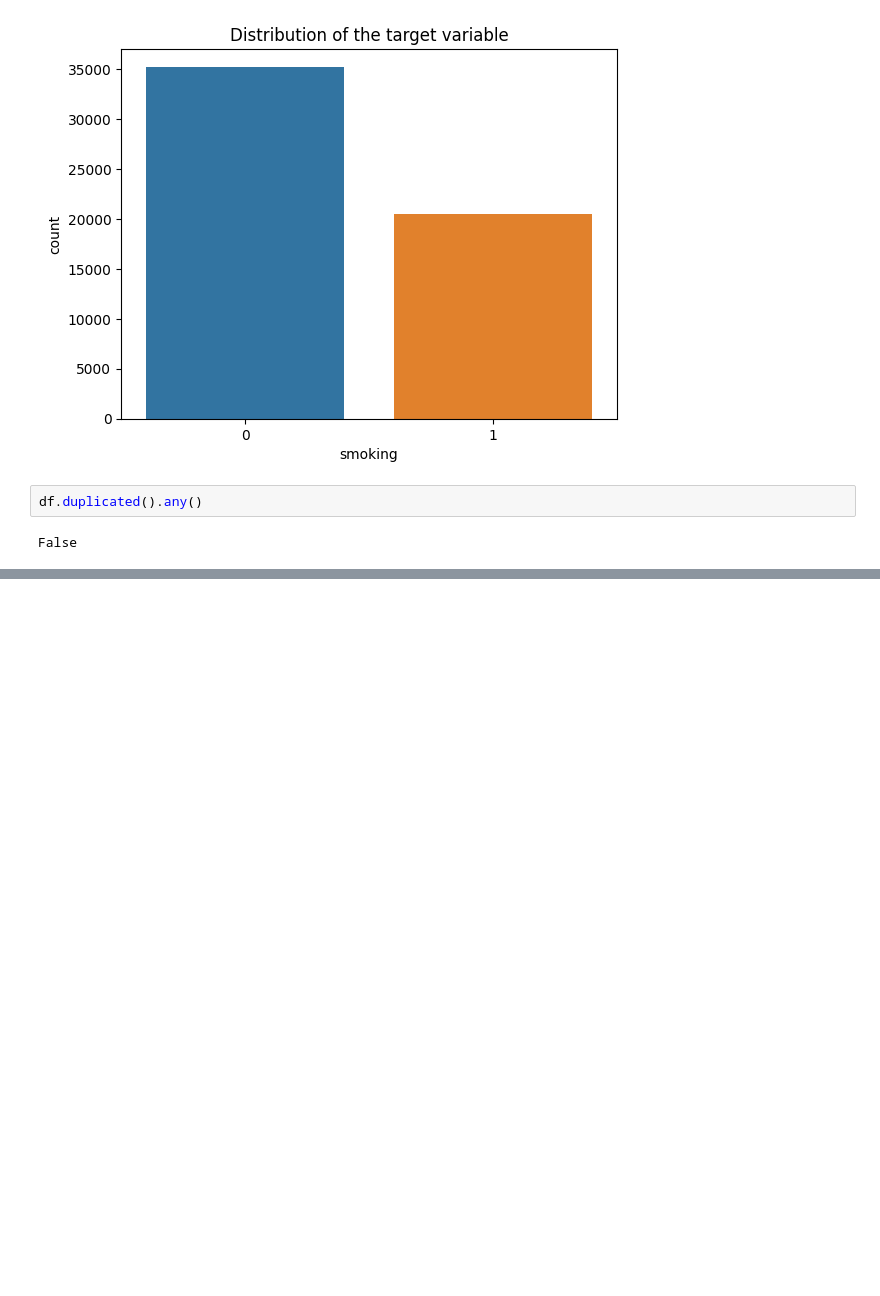
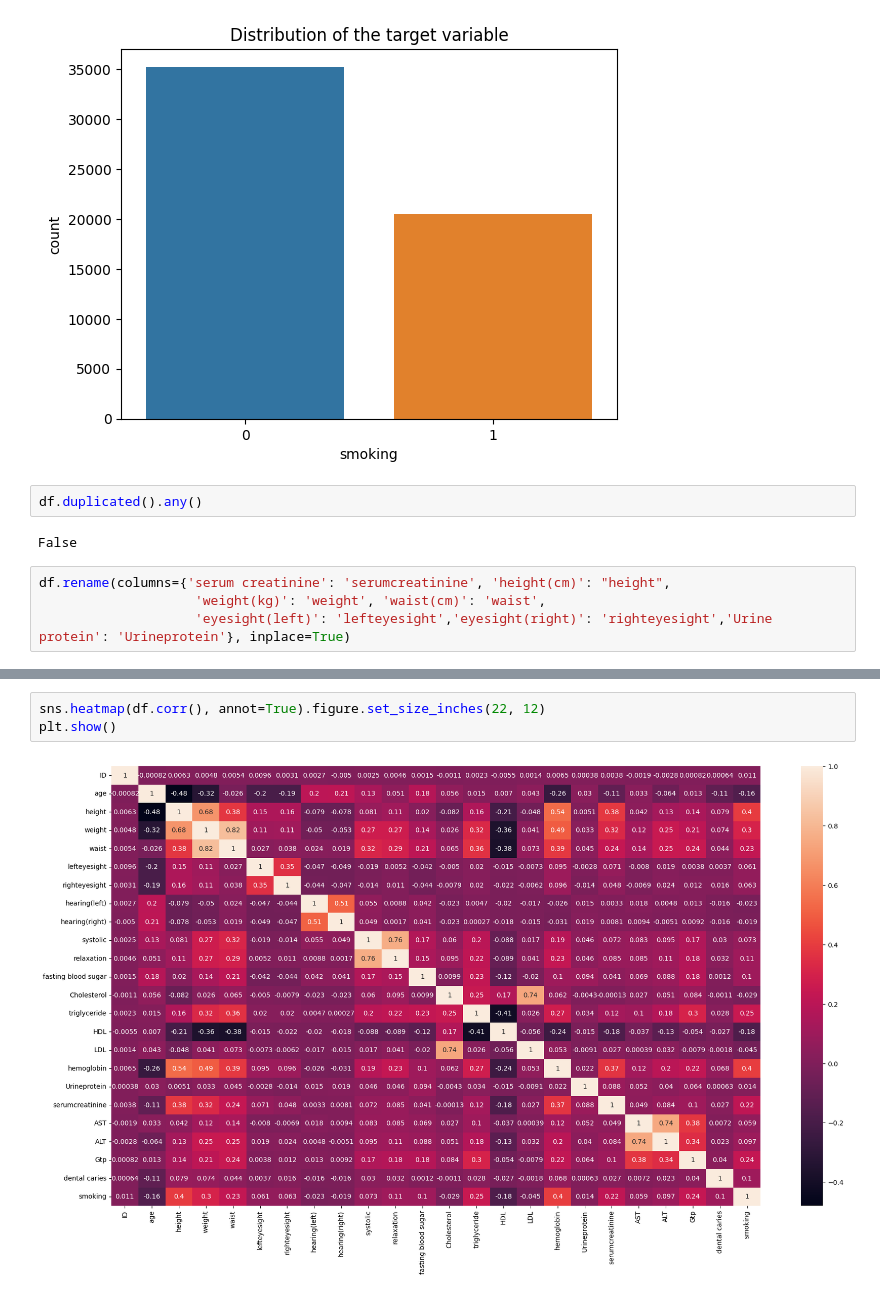
Before and after one commit to Renga1999/Data_Mining_Project_Body_Signal_due_to_smoking, a Jupyter notebook: Team2_python_project.ipynb, the cells around one changed output, grey strips where cells are left out. Drawn from its saved outputs; the diff is of its cells as text; blank space fills up the shorter version.

```diff
--- a/Team2_python_project.ipynb
+++ b/Team2_python_project.ipynb
@@ -123,3 +123,7 @@ sns.countplot(df, x="smoking").set(title="Distribution of the target variable")
 df.duplicated().any()
 # %% [output]
 False
+# %%
+df.rename(columns={'serum creatinine': 'serumcreatinine', 'height(cm)': "height",
+                    'weight(kg)': 'weight', 'waist(cm)': 'waist',
+                    'eyesight(left)': 'lefteyesight','eyesight(right)': 'righteyesight','Urine protein': 'Urineprotein'}, inplace=True)
@@ -125,0 +226,5 @@ False
+# %%
+sns.heatmap(df.corr(), annot=True).figure.set_size_inches(22, 12)
+plt.show()
+# %% [output]
+[figure, added]
```
Also changed, not shown: parts of 31 cells of this notebook.
